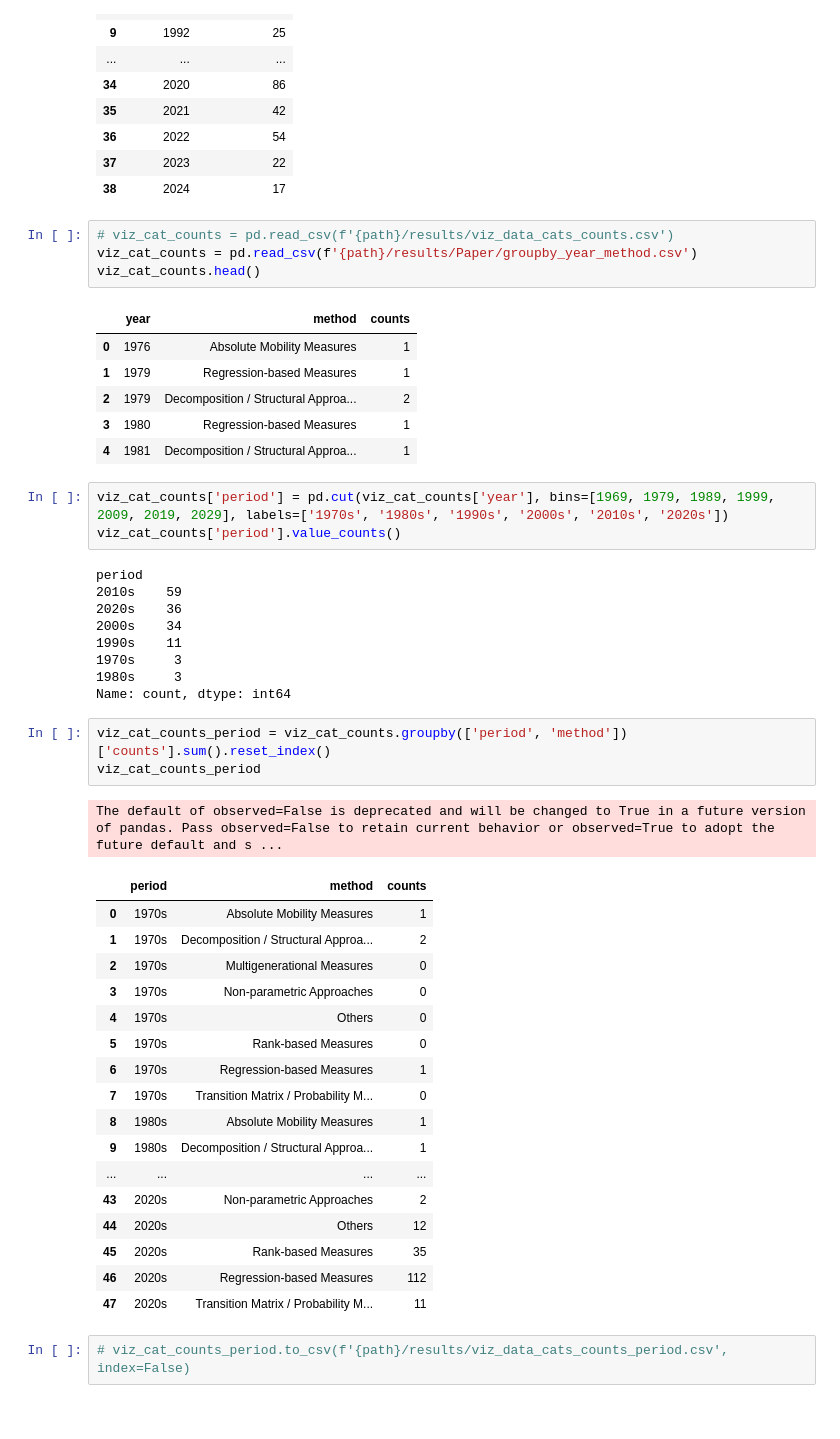
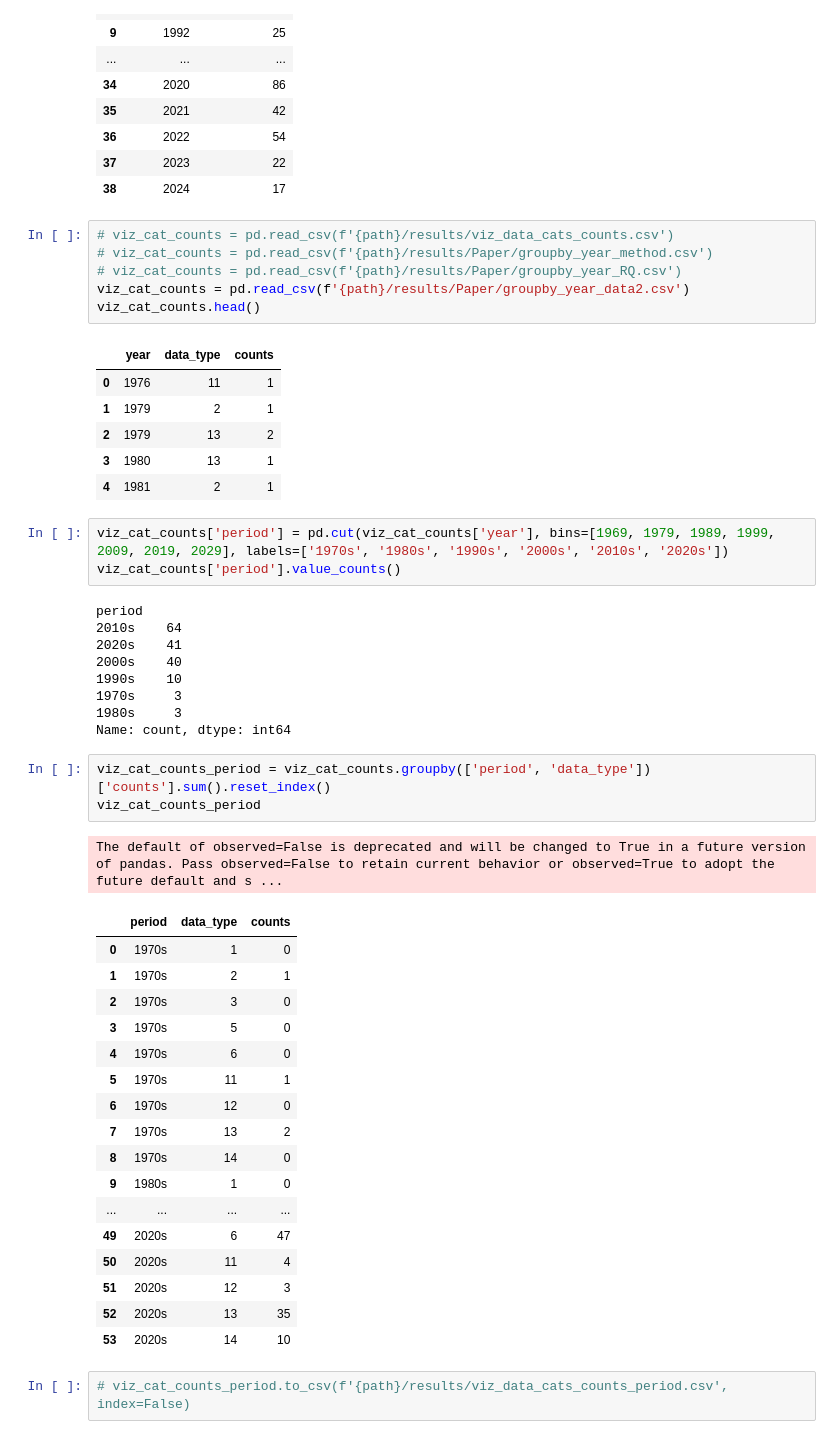
Before and after one commit to SereneKim/meta-welath_mobility, a Jupyter notebook: 5_create_nodes_rels.ipynb, the cells around one changed output. Drawn from its saved outputs; the diff is of its cells as text.

```diff
--- a/5_create_nodes_rels.ipynb
+++ b/5_create_nodes_rels.ipynb
@@ -1765,49 +1616,51 @@ per_cluster_year.groupby(['cited_year'], group_keys=False).agg({'citation_count'
 | 38 | 2024 | 17 |
 # %%
 # viz_cat_counts = pd.read_csv(f'{path}/results/viz_data_cats_counts.csv')
-viz_cat_counts = pd.read_csv(f'{path}/results/Paper/groupby_year_method.csv')
+# viz_cat_counts = pd.read_csv(f'{path}/results/Paper/groupby_year_method.csv')
+# viz_cat_counts = pd.read_csv(f'{path}/results/Paper/groupby_year_RQ.csv')
+viz_cat_counts = pd.read_csv(f'{path}/results/Paper/groupby_year_data2.csv')
 viz_cat_counts.head()
 # %% [output]
-|  | year | method | counts |
-| 0 | 1976 | Absolute Mobility Measures | 1 |
-| 1 | 1979 | Regression‐based Measures | 1 |
-| 2 | 1979 | Decomposition / Structural Approa... | 2 |
-| 3 | 1980 | Regression‐based Measures | 1 |
-| 4 | 1981 | Decomposition / Structural Approa... | 1 |
+|  | year | data_type | counts |
+| 0 | 1976 | 11 | 1 |
+| 1 | 1979 | 2 | 1 |
+| 2 | 1979 | 13 | 2 |
+| 3 | 1980 | 13 | 1 |
+| 4 | 1981 | 2 | 1 |
 # %%
 viz_cat_counts['period'] = pd.cut(viz_cat_counts['year'], bins=[1969, 1979, 1989, 1999, 2009, 2019, 2029], labels=['1970s', '1980s', '1990s', '2000s', '2010s', '2020s'])
 viz_cat_counts['period'].value_counts()
 # %% [output]
 period
-2010s    59
-2020s    36
-2000s    34
-1990s    11
+2010s    64
+2020s    41
+2000s    40
+1990s    10
 1970s     3
 1980s     3
 Name: count, dtype: int64
 # %%
-viz_cat_counts_period = viz_cat_counts.groupby(['period', 'method'])['counts'].sum().reset_index()
+viz_cat_counts_period = viz_cat_counts.groupby(['period', 'data_type'])['counts'].sum().reset_index()
 viz_cat_counts_period
 # %% [output]
 The default of observed=False is deprecated and will be changed to True in a future version of pandas. Pass observed=False to retain current behavior or observed=True to adopt the future default and s ...
-|  | period | method | counts |
-| 0 | 1970s | Absolute Mobility Measures | 1 |
-| 1 | 1970s | Decomposition / Structural Approa... | 2 |
-| 2 | 1970s | Multigenerational Measures | 0 |
-| 3 | 1970s | Non‐parametric Approaches | 0 |
-| 4 | 1970s | Others | 0 |
-| 5 | 1970s | Rank‐based Measures | 0 |
-| 6 | 1970s | Regression‐based Measures | 1 |
-| 7 | 1970s | Transition Matrix / Probability M... | 0 |
-| 8 | 1980s | Absolute Mobility Measures | 1 |
-| 9 | 1980s | Decomposition / Structural Approa... | 1 |
+|  | period | data_type | counts |
+| 0 | 1970s | 1 | 0 |
+| 1 | 1970s | 2 | 1 |
+| 2 | 1970s | 3 | 0 |
+| 3 | 1970s | 5 | 0 |
+| 4 | 1970s | 6 | 0 |
+| 5 | 1970s | 11 | 1 |
+| 6 | 1970s | 12 | 0 |
+| 7 | 1970s | 13 | 2 |
+| 8 | 1970s | 14 | 0 |
+| 9 | 1980s | 1 | 0 |
 | ... | ... | ... | ... |
-| 43 | 2020s | Non‐parametric Approaches | 2 |
-| 44 | 2020s | Others | 12 |
-| 45 | 2020s | Rank‐based Measures | 35 |
-| 46 | 2020s | Regression‐based Measures | 112 |
-| 47 | 2020s | Transition Matrix / Probability M... | 11 |
+| 49 | 2020s | 6 | 47 |
+| 50 | 2020s | 11 | 4 |
+| 51 | 2020s | 12 | 3 |
+| 52 | 2020s | 13 | 35 |
+| 53 | 2020s | 14 | 10 |
 # %%
 # viz_cat_counts_period.to_csv(f'{path}/results/viz_data_cats_counts_period.csv', index=False)
 # %%
```
Also changed, not shown: parts of 25 cells of this notebook, 6 other files.
